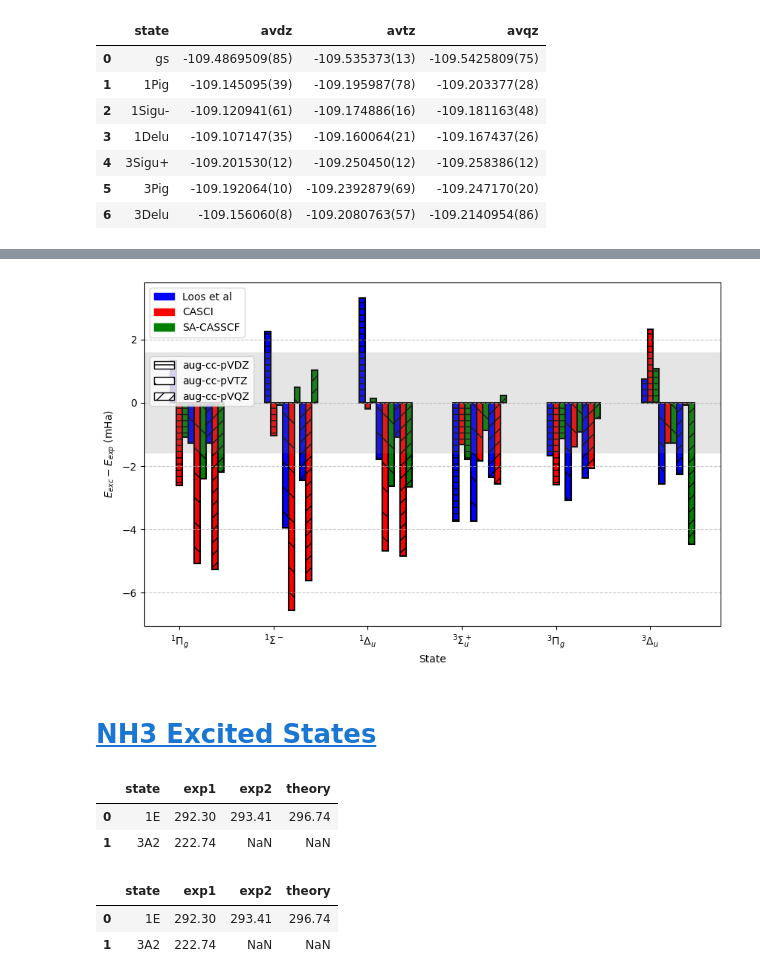
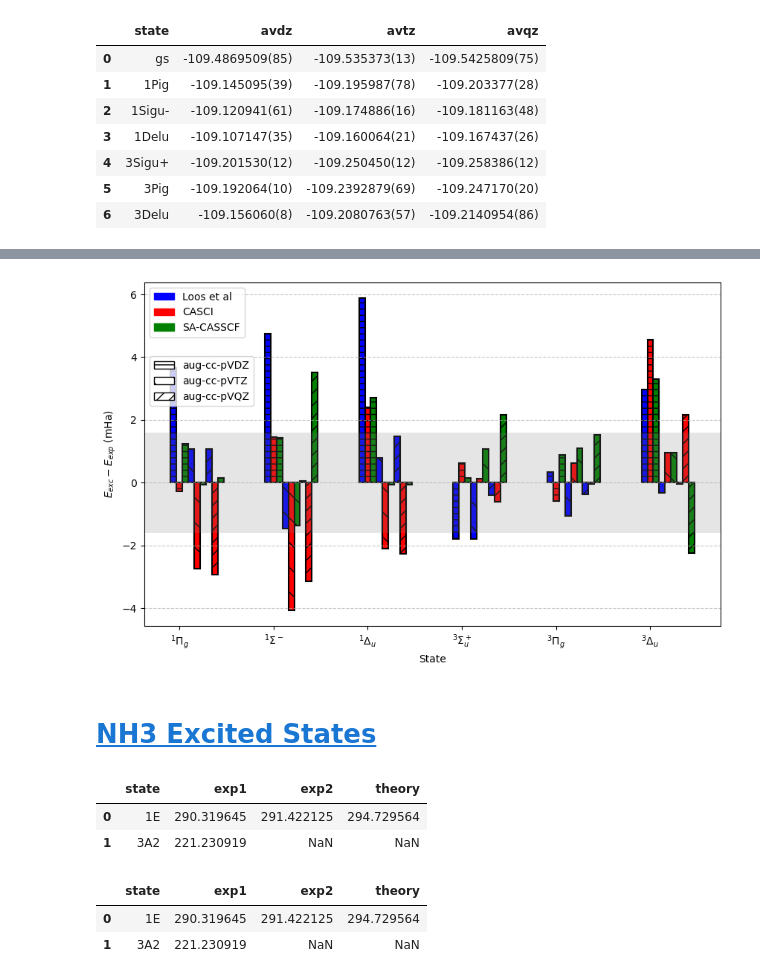
Before and after one commit to jphaupt/phdthesis_haupt, a Jupyter notebook: figures/binding/exc_calcs.ipynb, the cells around one changed output, grey strips where cells are left out. Drawn from its saved outputs; the diff is of its cells as text; code cells hidden in the pictures.

```diff
--- a/figures/binding/exc_calcs.ipynb
+++ b/figures/binding/exc_calcs.ipynb
@@ -21,6 +23,8 @@ import pandas as pd
 
 display_csv = lambda f: display(Markdown(pd.read_csv(f,comment="#").to_markdown(index=False)))
 display_md = lambda f: display(Markdown(open(f).read()))
+
+EV2HARTREE = 36.7493221757
 # %%
 import pandas as pd
 
@@ -101,9 +105,9 @@ df_casci, dfdiff_casci = get_state_values("N2_casci_states.csv")
 df_exp = pd.read_csv("N2_benchmark.csv", comment='#', skipinitialspace=True)
 df_exp = df_exp.map(lambda x: x.strip() if isinstance(x, str) else x) # strip data
 df_exp.rename(columns=lambda x: x.strip(), inplace=True) # strip headers too
-df_exp["exp1"] *= 37
-df_exp["exp2"] *= 37
-df_exp["theory"] *= 37
+df_exp["exp1"] *= EV2HARTREE
+df_exp["exp2"] *= EV2HARTREE
+df_exp["theory"] *= EV2HARTREE
 # df.to_csv("N2_benchmark_converted.csv", index=False)
 # %%
 # seem to struggle with singlets but not triplets
@@ -440,7 +464,7 @@ basis_names = {"avdz": "aug-cc-pVDZ", "avtz": "aug-cc-pVTZ", "avqz": "aug-cc-pVQ
 # Example dictionary mapping states to formatted names
 state_labels_dict = {
     "1Pig": r"${}^1\Pi_g$",
-    "1Sigu-": r"${}^1\Sigma^-$",
+    "1Sigu-": r"${}^1\Sigma_u^-$",
     "1Delu": r"${}^1\Delta_u$",
     "3Sigu+": r"${}^3\Sigma_u^+$",
     "3Pig": r"${}^3\Pi_g$",
@@ -471,63 +495,63 @@ for i, (method, (df, color)) in enumerate(dfs.items()):
                 color=color,  # Method-based color
                 hatch=basis_hatches[col], edgecolor="black", linewidth=1.5  # Basis-based hatch
             )
 
 # Shade region between y=-1.6 and y=1.6
 ax.axhspan(-1.6, 1.6, facecolor='gray', alpha=0.2)
 
 # Customize labels
 ax.set_xlabel("State")
 ax.set_ylabel(r"$E_{exc}-E_{exp}$ (mHa)")
 
 # Update x-ticks
 xtick_positions = x + (n_dfs - 1) * bar_width / 2
 xtick_labels = [state_labels_dict[state] for state in dfdiff_casci_nominal["state"]]
 ax.set_xticks(xtick_positions)
 ax.set_xticklabels(xtick_labels)
 
 ax.grid(axis="y", linestyle="--", alpha=0.7)
 
 # Create two separate legends
 legend1 = ax.legend(handles=method_patches, loc="upper left", bbox_to_anchor=(0, 1))
 legend2 = ax.legend(handles=basis_patches, loc="upper left", bbox_to_anchor=(0, 0.8))
 
 # Add first legend manually before adding the second
 ax.add_artist(legend1)
 
 # Save and show plot
 plt.savefig("n2_exc.pdf")
 plt.show()
 # %% [output]
-[figure, old version]
+[figure, new version]
 # %% [markdown]
 # <a id='toc2_'></a>[NH3 Excited States](#toc0_)
 # %%
 df_exp = pd.read_csv("NH3_benchmark.csv", comment='#', skipinitialspace=True)
 df_exp = df_exp.map(lambda x: x.strip() if isinstance(x, str) else x) # strip data
 df_exp.rename(columns=lambda x: x.strip(), inplace=True) # strip headers too
-df_exp["exp1"] *= 37
-df_exp["exp2"] *= 37
-df_exp["theory"] *= 37
+df_exp["exp1"] *= EV2HARTREE
+df_exp["exp2"] *= EV2HARTREE
+df_exp["theory"] *= EV2HARTREE
 display_formatted(df_exp)
 df_exp.to_csv("NH3_benchmark_converted.csv", index=False)
 # %% [output]
 |  | state | exp1 | exp2 | theory |
-| 0 | 1E | 292.30 | 293.41 | 296.74 |
-| 1 | 3A2 | 222.74 | NaN | NaN |
+| 0 | 1E | 290.319645 | 291.422125 | 294.729564 |
+| 1 | 3A2 | 221.230919 | NaN | NaN |
 # %%
 df_loos = pd.read_csv("NH3_loos.csv", comment='#', skipinitialspace=True)
 df_loos = df_loos.map(lambda x: x.strip() if isinstance(x, str) else x) # strip data
 df_loos.rename(columns=lambda x: x.strip(), inplace=True) # strip headers too
 df_loos["avdz"]
-df_loos["avdz"] *= 37
-df_loos["avtz"] *= 37
-df_loos["avqz"] *= 37
+df_loos["avdz"] *= EV2HARTREE
+df_loos["avtz"] *= EV2HARTREE
+df_loos["avqz"] *= EV2HARTREE
 display_formatted(df_exp)
 df_loos.to_csv("NH3_loos_converted.csv", index=False)
 # %% [output]
 |  | state | exp1 | exp2 | theory |
-| 0 | 1E | 292.30 | 293.41 | 296.74 |
-| 1 | 3A2 | 222.74 | NaN | NaN |
+| 0 | 1E | 290.319645 | 291.422125 | 294.729564 |
+| 1 | 3A2 | 221.230919 | NaN | NaN |
 # %%
 df_casscf, dfdiff_casscf = get_state_values("NH3_casscf_states.csv")
 df_casci, dfdiff_casci = get_state_values("NH3_casci_states.csv")
```
Also changed, not shown: parts of 10 cells of this notebook, 28 other files.
